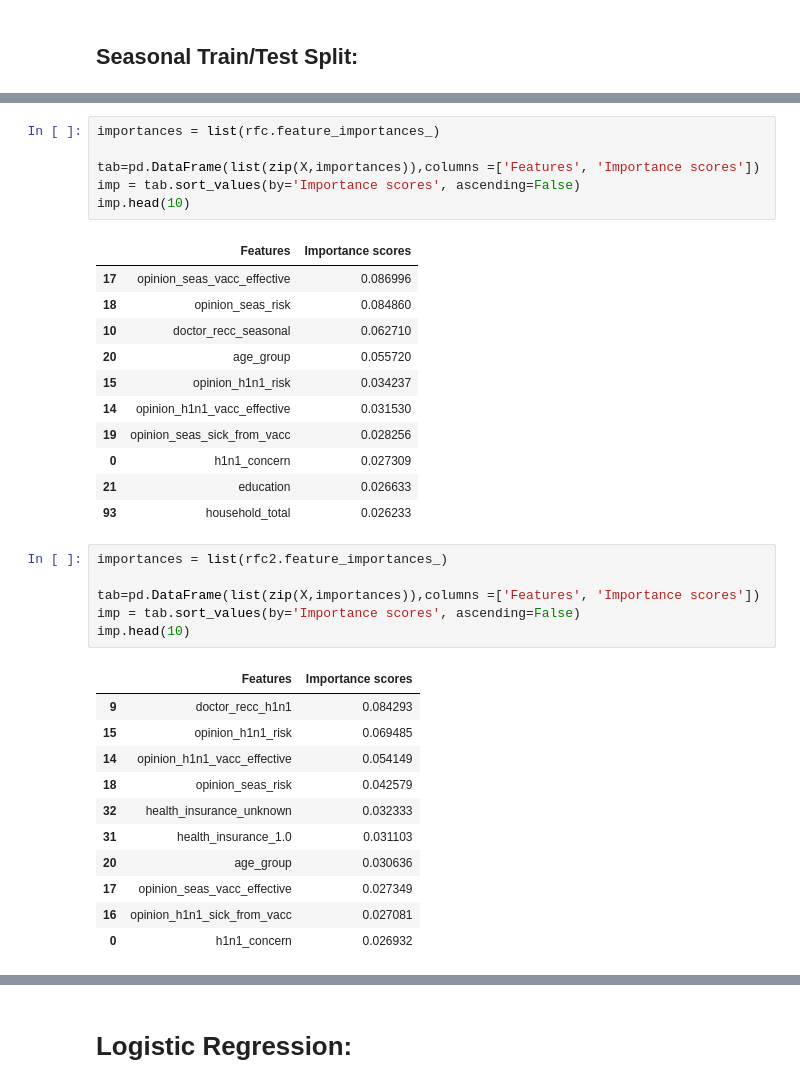
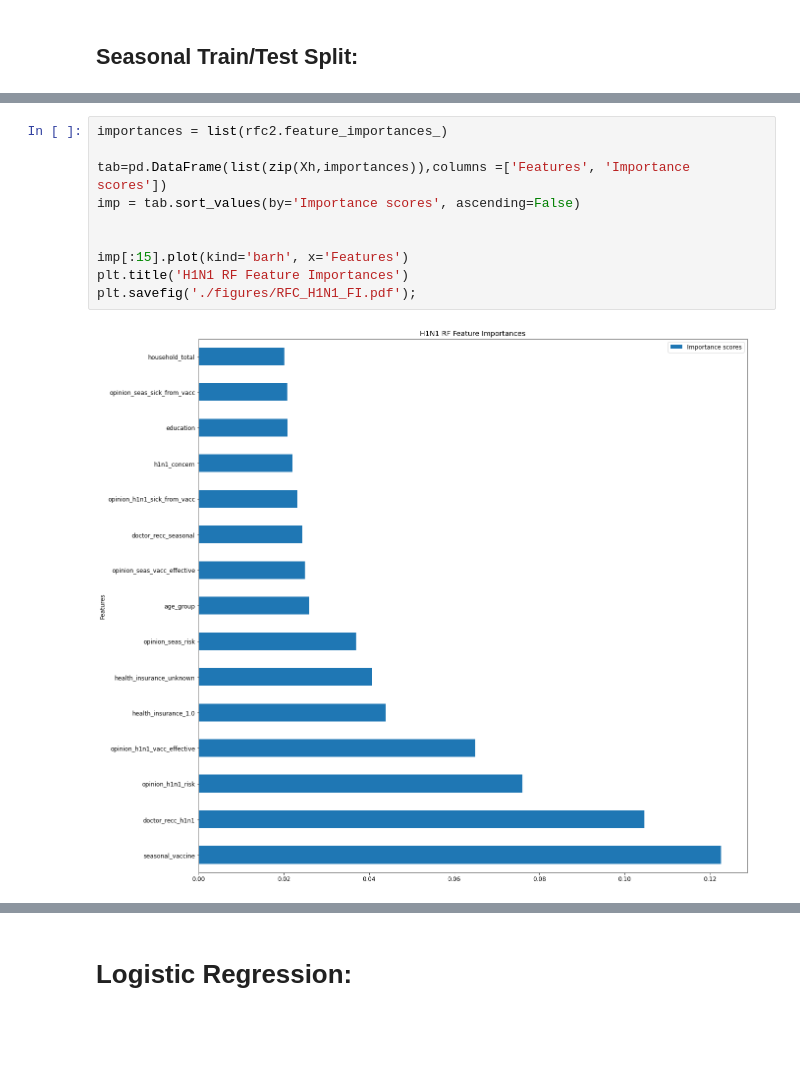
Before and after one commit to mototom421/Springboard, a Jupyter notebook: Capstone2-FluPrediction/Flu_Modeling.ipynb, the cells around one changed output, grey strips where cells are left out. Saved outputs shown, nothing was run; the diff lists cells and outputs as text; blank space fills up the shorter version.

```diff
--- a/Capstone2-FluPrediction/Flu_Modeling.ipynb
+++ b/Capstone2-FluPrediction/Flu_Modeling.ipynb
@@ -96,36 +259,12 @@ roc_auc_score(ys_test, ys_pred_rfc)
 # %%
-importances = list(rfc.feature_importances_)
+importances = list(rfc2.feature_importances_)
 
-tab=pd.DataFrame(list(zip(X,importances)),columns =['Features', 'Importance scores'])
+tab=pd.DataFrame(list(zip(Xh,importances)),columns =['Features', 'Importance scores'])
 imp = tab.sort_values(by='Importance scores', ascending=False)
-imp.head(10)
+
+
+imp[:15].plot(kind='barh', x='Features')
+plt.title('H1N1 RF Feature Importances')
+plt.savefig('./figures/RFC_H1N1_FI.pdf');
 # %% [output]
-|  | Features | Importance scores |
-| 17 | opinion_seas_vacc_effective | 0.086996 |
-| 18 | opinion_seas_risk | 0.084860 |
-| 10 | doctor_recc_seasonal | 0.062710 |
-| 20 | age_group | 0.055720 |
-| 15 | opinion_h1n1_risk | 0.034237 |
-| 14 | opinion_h1n1_vacc_effective | 0.031530 |
-| 19 | opinion_seas_sick_from_vacc | 0.028256 |
-| 0 | h1n1_concern | 0.027309 |
-| 21 | education | 0.026633 |
-| 93 | household_total | 0.026233 |
+[figure, added]
-# %%
-importances = list(rfc2.feature_importances_)
-
-tab=pd.DataFrame(list(zip(X,importances)),columns =['Features', 'Importance scores'])
-imp = tab.sort_values(by='Importance scores', ascending=False)
-imp.head(10)
-# %% [output]
-|  | Features | Importance scores |
-| 9 | doctor_recc_h1n1 | 0.084293 |
-| 15 | opinion_h1n1_risk | 0.069485 |
-| 14 | opinion_h1n1_vacc_effective | 0.054149 |
-| 18 | opinion_seas_risk | 0.042579 |
-| 32 | health_insurance_unknown | 0.032333 |
-| 31 | health_insurance_1.0 | 0.031103 |
-| 20 | age_group | 0.030636 |
-| 17 | opinion_seas_vacc_effective | 0.027349 |
-| 16 | opinion_h1n1_sick_from_vacc | 0.027081 |
-| 0 | h1n1_concern | 0.026932 |
```
Also changed, not shown: parts of 146 cells of this notebook, 42 other files.
